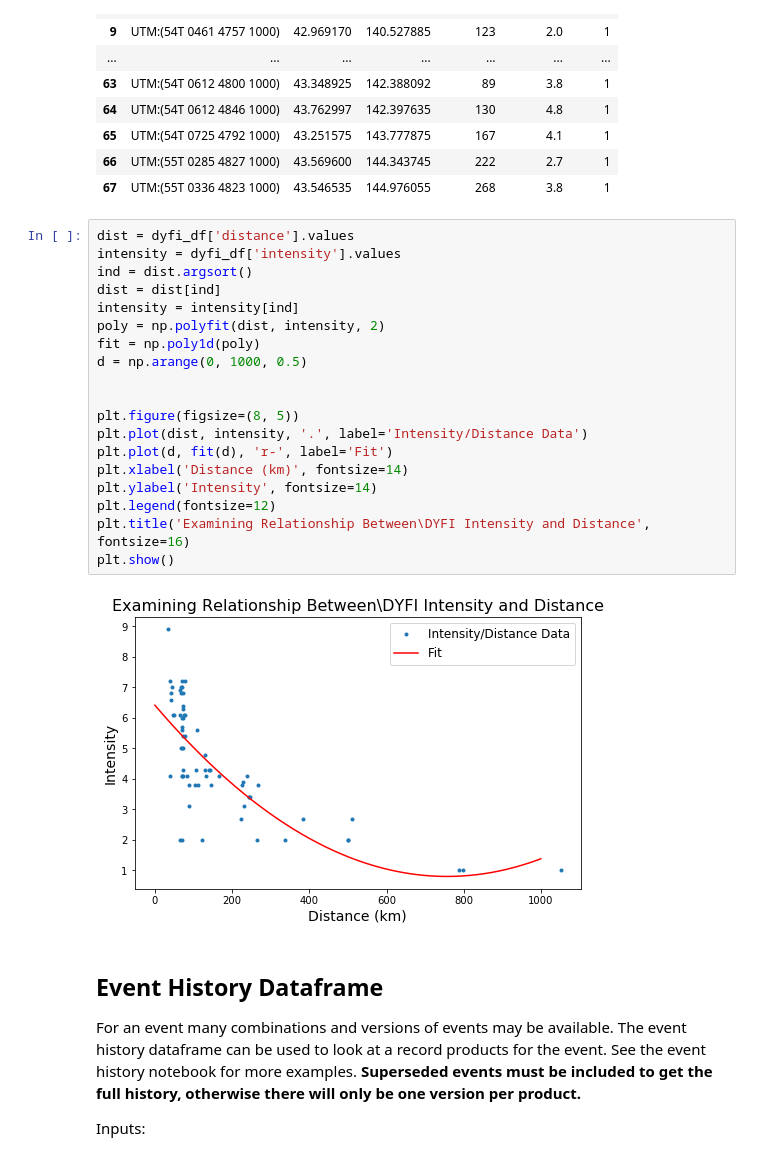
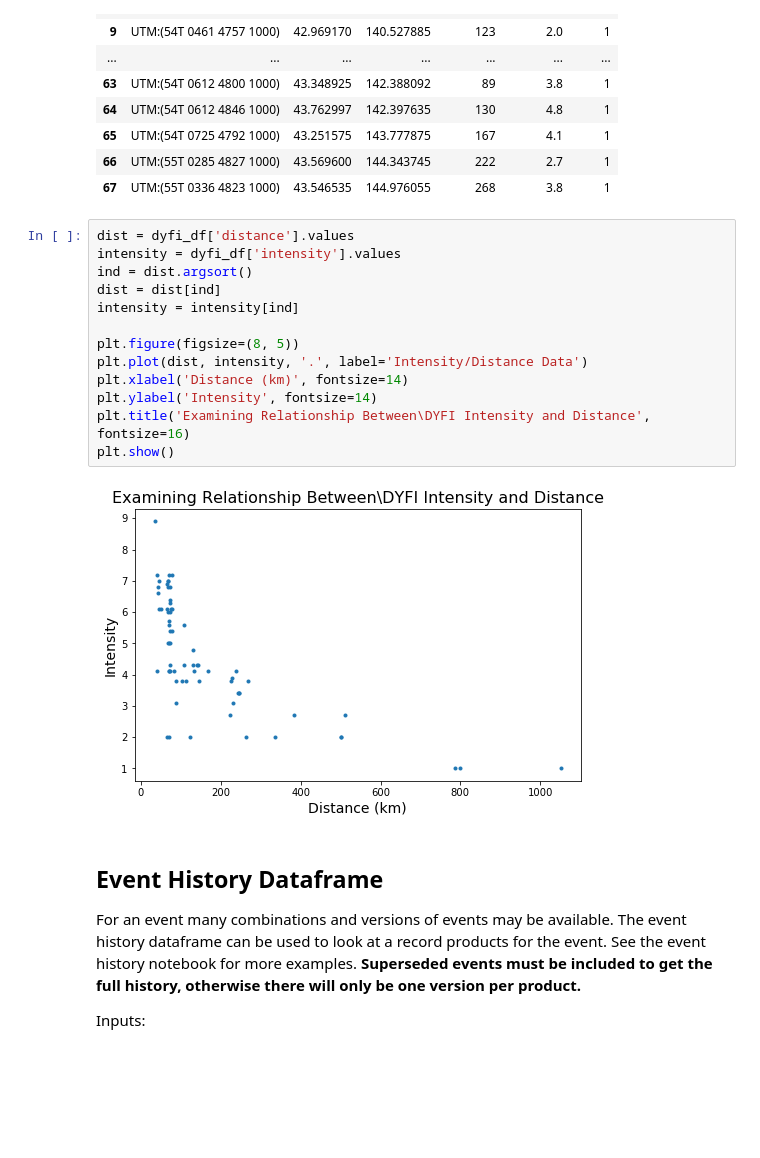
Before and after one commit to usgs/libcomcat, a Jupyter notebook: notebooks/Dataframes.ipynb, the cells around one changed output. Saved outputs shown, nothing was run; the diff lists cells and outputs as text; blank space fills up the shorter version.

```diff
--- a/notebooks/Dataframes.ipynb
+++ b/notebooks/Dataframes.ipynb
@@ -145,24 +147,18 @@ display(HTML(dyfi_df.to_html()))
 # %%
 dist = dyfi_df['distance'].values
 intensity = dyfi_df['intensity'].values
 ind = dist.argsort()
 dist = dist[ind]
 intensity = intensity[ind]
-poly = np.polyfit(dist, intensity, 2)
-fit = np.poly1d(poly)
-d = np.arange(0, 1000, 0.5)
-
 
 plt.figure(figsize=(8, 5))
 plt.plot(dist, intensity, '.', label='Intensity/Distance Data')
-plt.plot(d, fit(d), 'r-', label='Fit')
 plt.xlabel('Distance (km)', fontsize=14)
 plt.ylabel('Intensity', fontsize=14)
-plt.legend(fontsize=12)
 plt.title('Examining Relationship Between\DYFI Intensity and Distance', fontsize=16)
 plt.show()
 # %% [output]
-[figure, old version]
+[figure, new version]
 # %% [markdown]
 ## Event History Dataframe
 For an event many combinations and versions of events may be available. The event history dataframe can be used to look at a record products for the event. See the event history notebook for more examples. **Superseded events must be included to get the full history, otherwise there will only be one version per product.**
```
Also changed, not shown: parts of 12 cells of this notebook, 2 other files.
